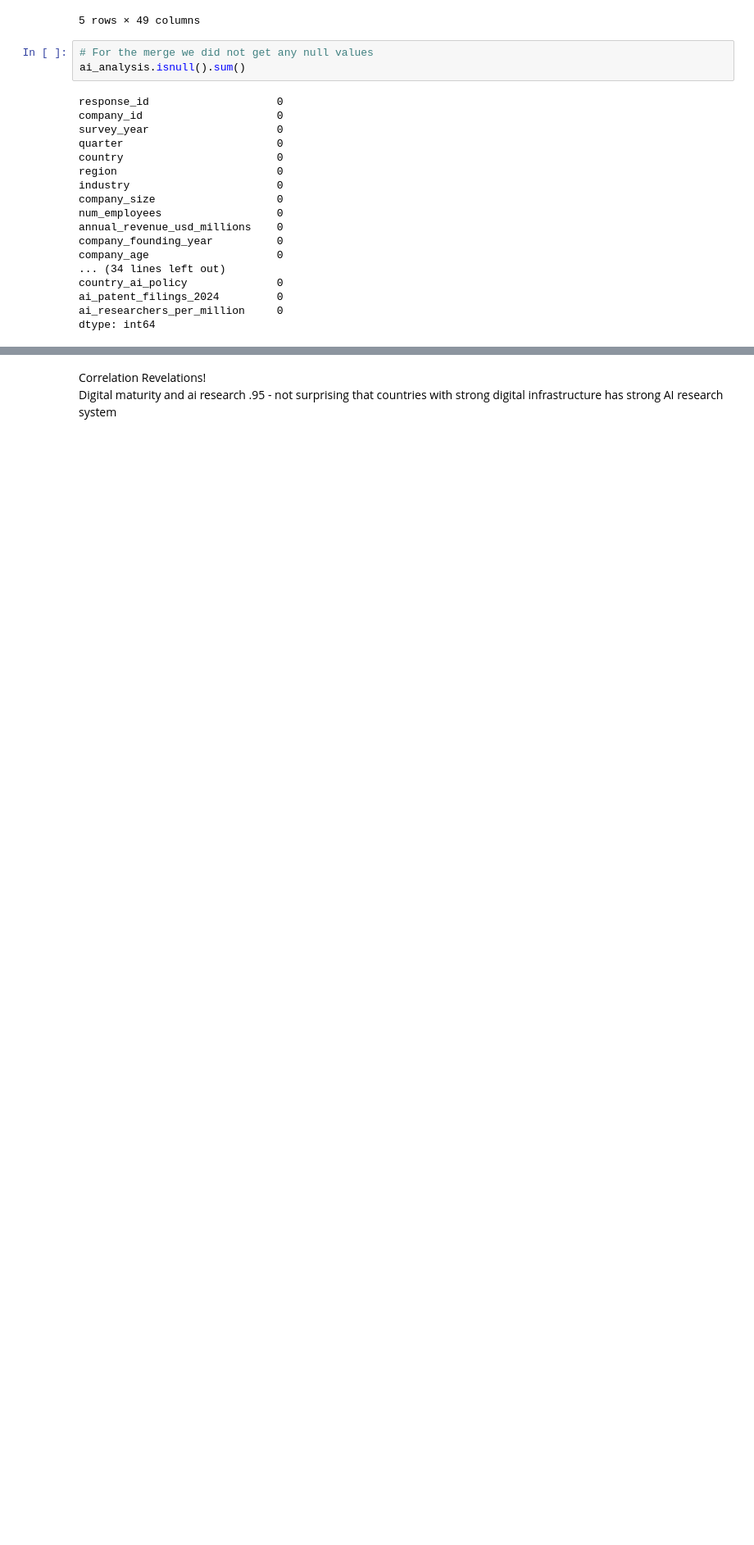
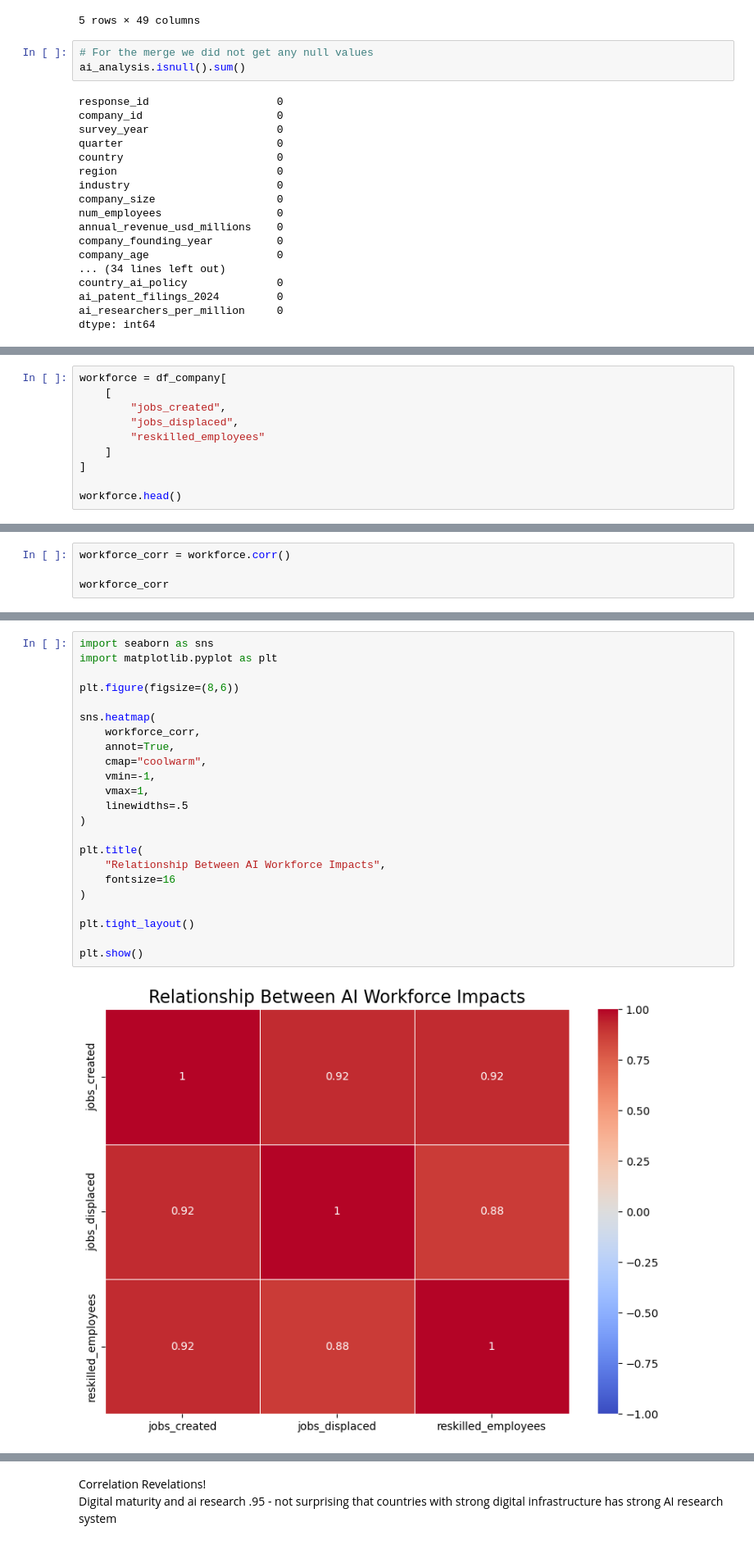
Before and after one commit to S-Shockley/MidtermAIAdoption, a Jupyter notebook: Notebooks/MidtermAIAdoption test.ipynb, the cells around one changed output, grey strips where cells are left out. Shown at 82% size. Saved outputs shown, nothing was run; the diff lists cells and outputs as text; blank space fills up the shorter version.

```diff
--- a/Notebooks/MidtermAIAdoption test.ipynb
+++ b/Notebooks/MidtermAIAdoption test.ipynb
@@ -481,0 +478,10 @@ corr_pairs.sort_values(
+# %%
+workforce = df_company[
+    [
+        "jobs_created",
+        "jobs_displaced",
+        "reskilled_employees"
+    ]
+]
+
+workforce.head()
@@ -481,0 +495,4 @@ corr_pairs.sort_values(
+# %%
+workforce_corr = workforce.corr()
+
+workforce_corr
@@ -481,0 +504,25 @@ corr_pairs.sort_values(
+# %%
+import seaborn as sns
+import matplotlib.pyplot as plt
+
+plt.figure(figsize=(8,6))
+
+sns.heatmap(
+    workforce_corr,
+    annot=True,
+    cmap="coolwarm",
+    vmin=-1,
+    vmax=1,
+    linewidths=.5
+)
+
+plt.title(
+    "Relationship Between AI Workforce Impacts",
+    fontsize=16
+)
+
+plt.tight_layout()
+
+plt.show()
+# %% [output]
+[figure, added]
```
Also changed, not shown: parts of 36 cells of this notebook, 10 other files.
